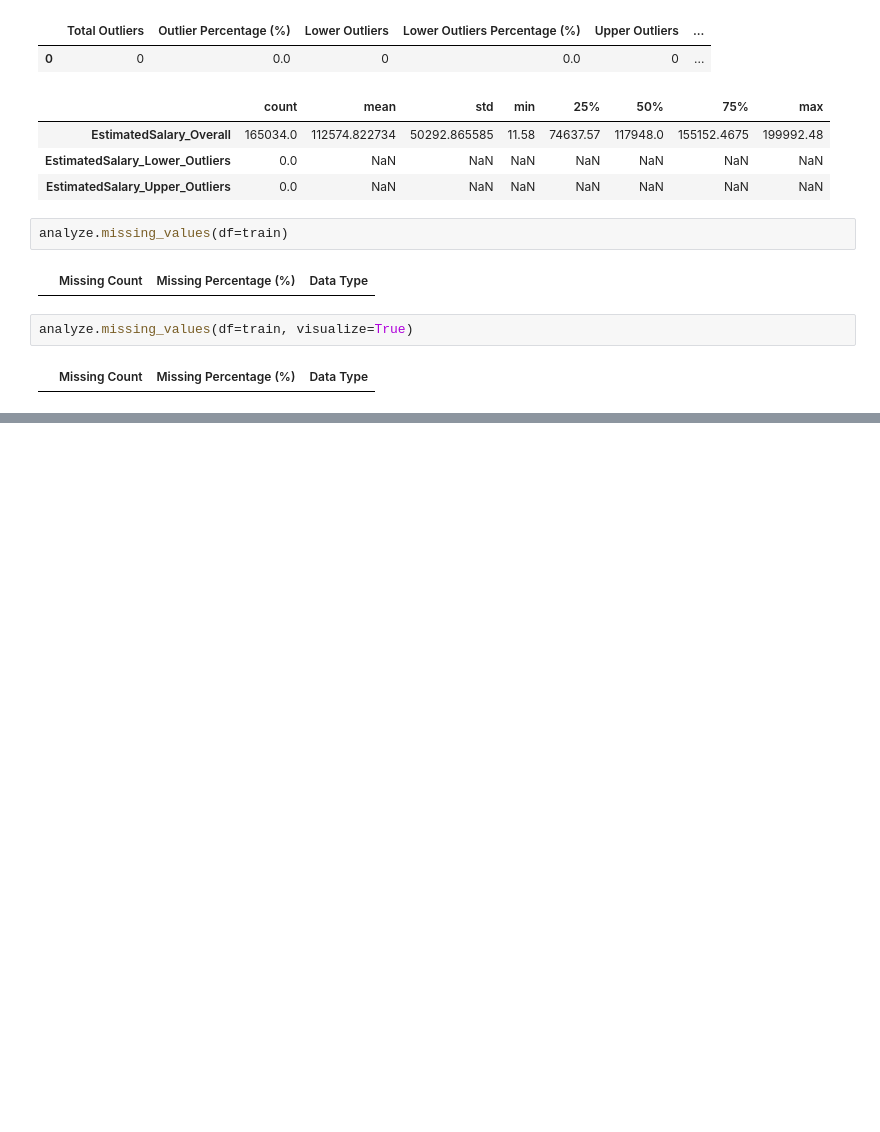
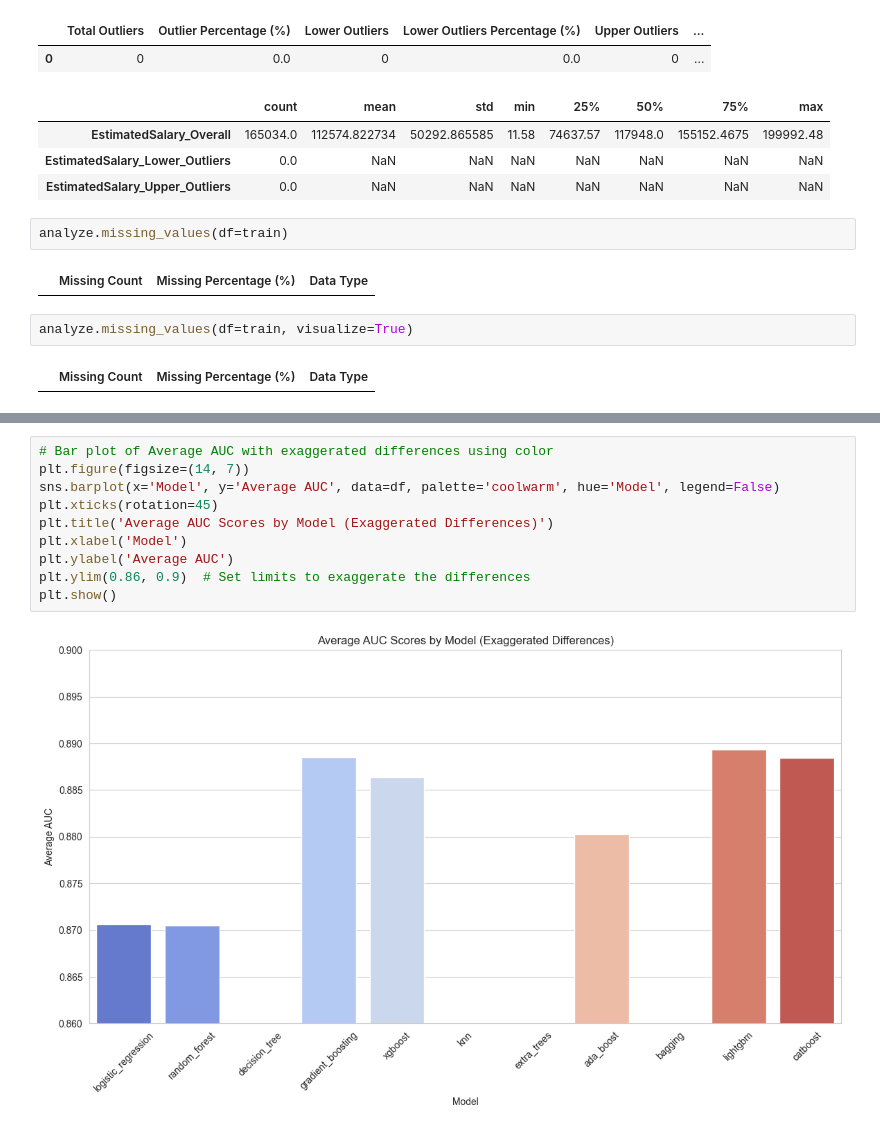
Before and after one commit to surajwate/S4E1-Binary-Classification-with-a-Bank-Churn, a Jupyter notebook: notebooks/eda.ipynb, the cells around one changed output, grey strips where cells are left out. Drawn from its saved outputs; the diff is of its cells as text; blank space fills up the shorter version.

```diff
--- a/notebooks/eda.ipynb
+++ b/notebooks/eda.ipynb
@@ -157,0 +240,12 @@ analyze.missing_values(df=train, visualize=True)
+# %%
+# Bar plot of Average AUC with exaggerated differences using color
+plt.figure(figsize=(14, 7))
+sns.barplot(x='Model', y='Average AUC', data=df, palette='coolwarm', hue='Model', legend=False)
+plt.xticks(rotation=45)
+plt.title('Average AUC Scores by Model (Exaggerated Differences)')
+plt.xlabel('Model')
+plt.ylabel('Average AUC')
+plt.ylim(0.86, 0.9)  # Set limits to exaggerate the differences
+plt.show()
+# %% [output]
+[figure, added]
```
Also changed, not shown: parts of 5 cells of this notebook, 9 other files.
